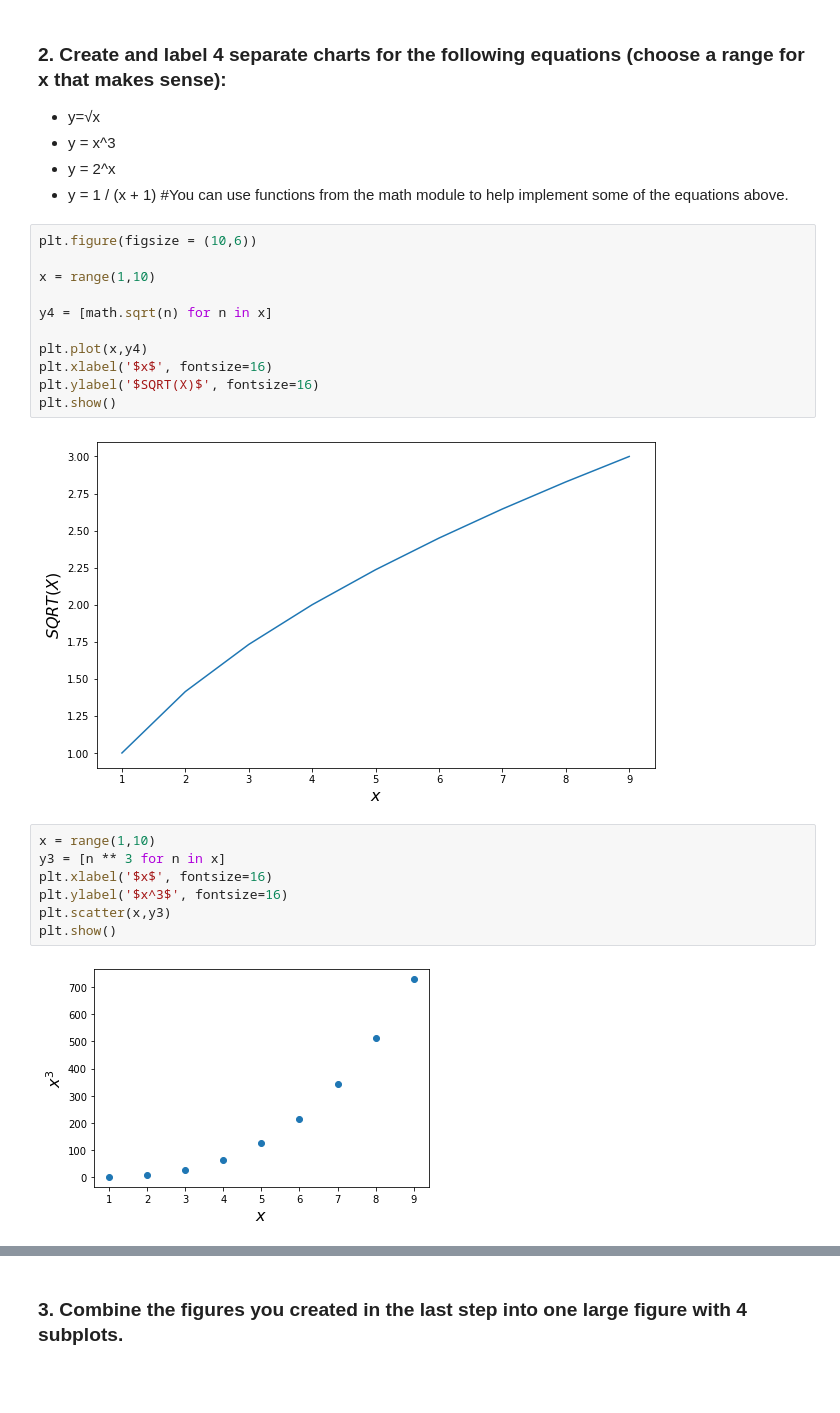
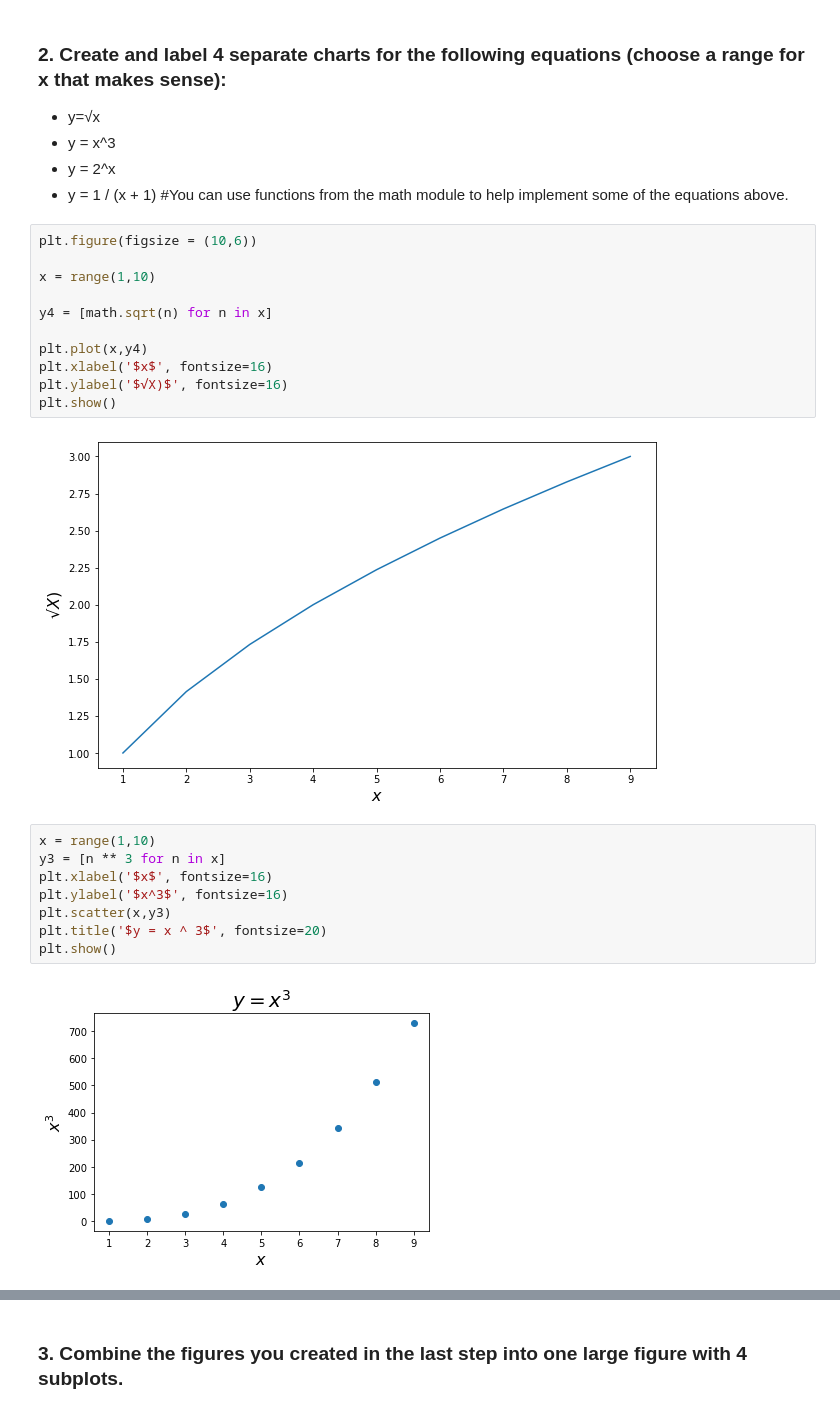
Before and after one commit to justin-m-sullivan/numpy-pandas-visualization-exercises, a Jupyter notebook: matplotlib_exercises.ipynb, the cells around one changed output, grey strips where cells are left out. Cells and saved outputs as stored; diff of their text form; blank space fills up the shorter version.

```diff
--- a/matplotlib_exercises.ipynb
+++ b/matplotlib_exercises.ipynb
@@ -50,19 +50,20 @@ y4 = [math.sqrt(n) for n in x]
 
 plt.plot(x,y4)
 plt.xlabel('$x$', fontsize=16)
-plt.ylabel('$SQRT(X)$', fontsize=16)
+plt.ylabel('$√X)$', fontsize=16)
 plt.show()
 # %% [output]
-[figure, old version]
+[figure, new version]
 # %%
 x = range(1,10)
 y3 = [n ** 3 for n in x]
 plt.xlabel('$x$', fontsize=16)
 plt.ylabel('$x^3$', fontsize=16)
 plt.scatter(x,y3)
+plt.title('$y = x ^ 3$', fontsize=20)
 plt.show()
 # %% [output]
-[figure, old version]
+[figure, new version]
 # %%
 x = range(1,10)
 y2 = [2 ** n for n in x]
```
Also changed, not shown: parts of 5 cells of this notebook.
